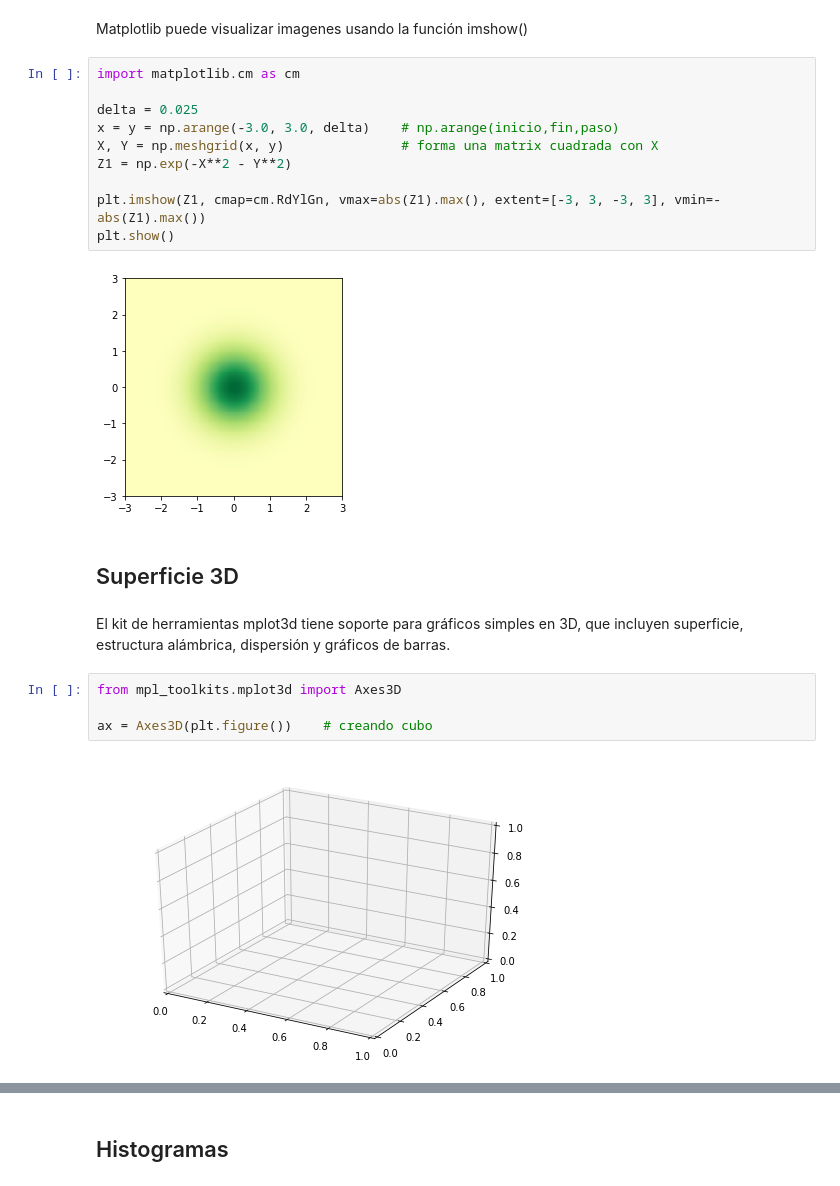
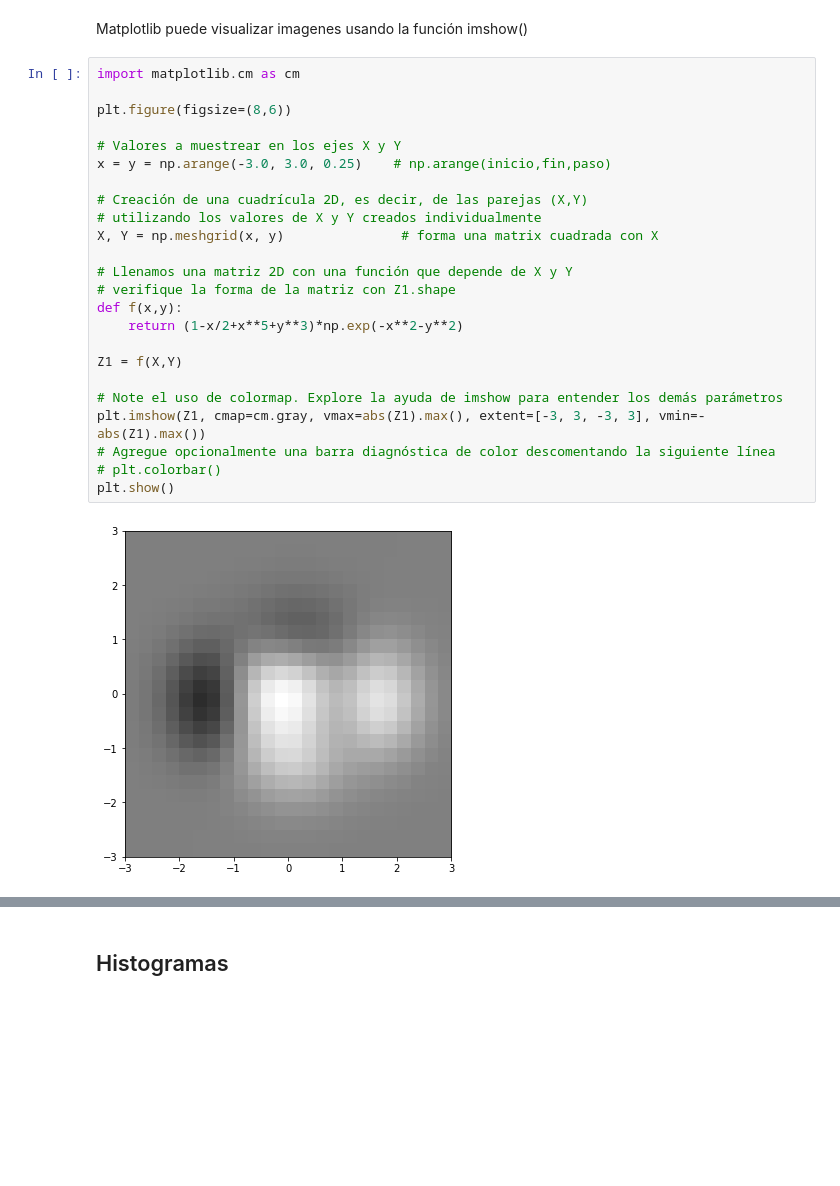
Before and after one commit to juan-pineda/Curso_computacion_cientifica, a Jupyter notebook: 02-Data-visualization/Data_Visualization.ipynb, the cells around one changed output, grey strips where cells are left out. Cells and saved outputs as stored; diff of their text form; blank space fills up the shorter version.

```diff
--- a/02-Data-visualization/Data_Visualization.ipynb
+++ b/02-Data-visualization/Data_Visualization.ipynb
@@ -233,22 +231,26 @@ Matplotlib puede visualizar imagenes usando la función imshow()
 # %%
 import matplotlib.cm as cm
 
-delta = 0.025
-x = y = np.arange(-3.0, 3.0, delta)    # np.arange(inicio,fin,paso)
+plt.figure(figsize=(8,6))
+
+# Valores a muestrear en los ejes X y Y
+x = y = np.arange(-3.0, 3.0, 0.25)    # np.arange(inicio,fin,paso)
+
+# Creación de una cuadrícula 2D, es decir, de las parejas (X,Y)
+# utilizando los valores de X y Y creados individualmente
 X, Y = np.meshgrid(x, y)               # forma una matrix cuadrada con X
-Z1 = np.exp(-X**2 - Y**2)
 
-plt.imshow(Z1, cmap=cm.RdYlGn, vmax=abs(Z1).max(), extent=[-3, 3, -3, 3], vmin=-abs(Z1).max())
+# Llenamos una matriz 2D con una función que depende de X y Y
+# verifique la forma de la matriz con Z1.shape
+def f(x,y):
+    return (1-x/2+x**5+y**3)*np.exp(-x**2-y**2)
+
+Z1 = f(X,Y)
+
+# Note el uso de colormap. Explore la ayuda de imshow para entender los demás parámetros
+plt.imshow(Z1, cmap=cm.gray, vmax=abs(Z1).max(), extent=[-3, 3, -3, 3], vmin=-abs(Z1).max())
+# Agregue opcionalmente una barra diagnóstica de color descomentando la siguiente línea
+# plt.colorbar()
 plt.show()
 # %% [output]
-[figure, old version]
+[figure, new version]
-# %% [markdown]
-## Superficie 3D
-# %% [markdown]
-El kit de herramientas mplot3d tiene soporte para gráficos simples en 3D, que incluyen superficie, estructura alámbrica, dispersión y gráficos de barras.
-# %%
-from mpl_toolkits.mplot3d import Axes3D
-
-ax = Axes3D(plt.figure())    # creando cubo
-# %% [output]
-[figure, removed]
```
Also changed, not shown: parts of 26 cells of this notebook, 9 other files.
